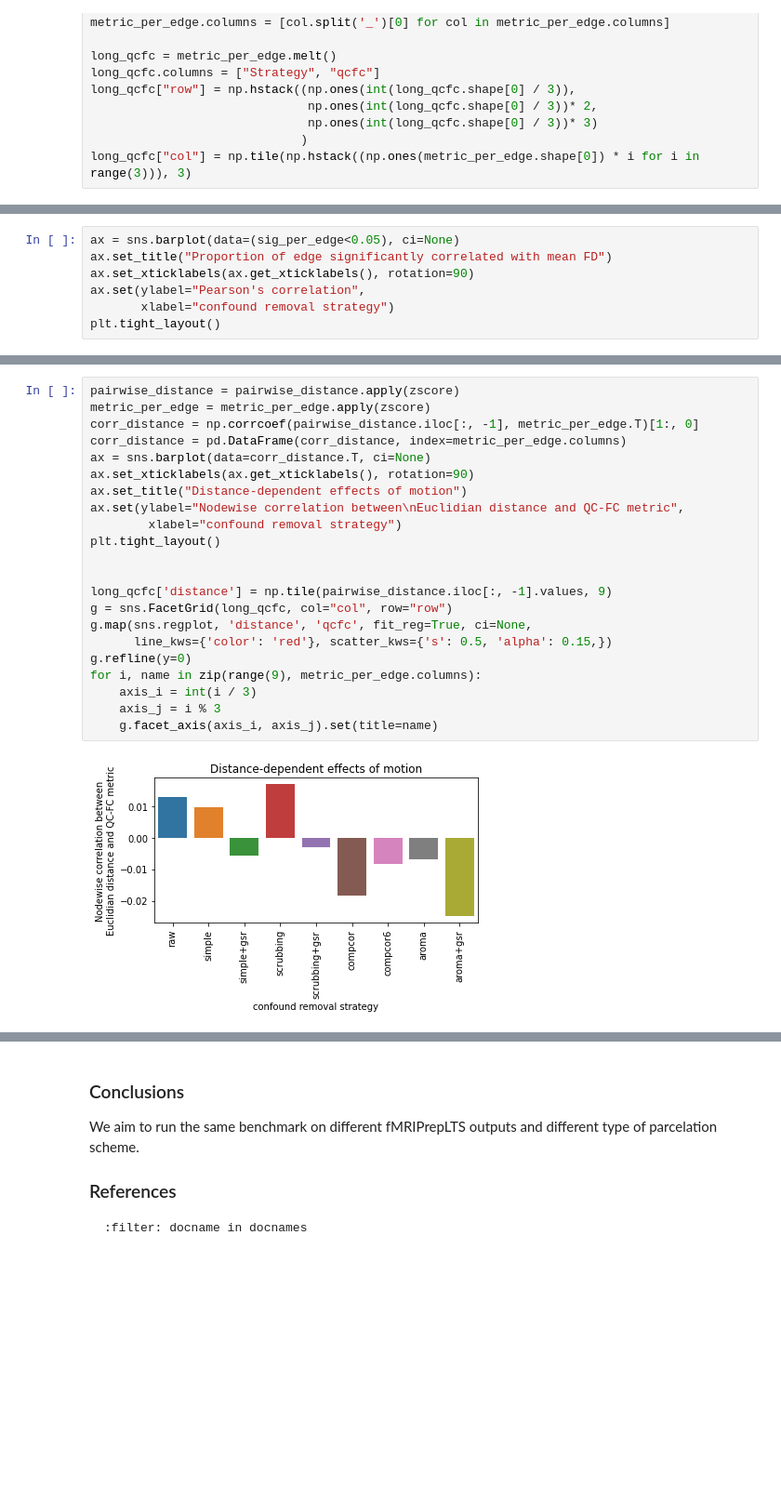
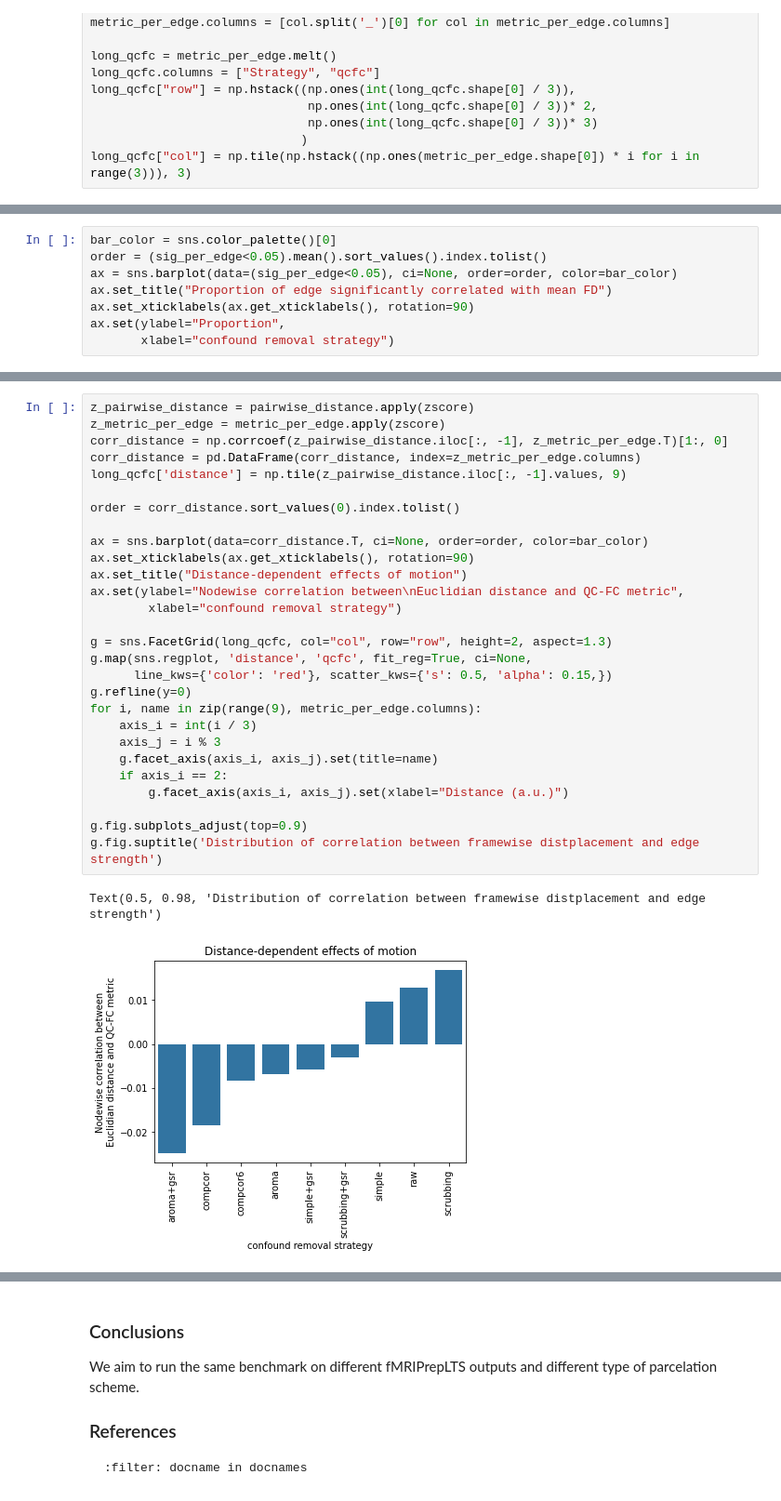
Before and after one commit to SIMEXP/fmriprep-denoise-benchmark, a Jupyter notebook: content/ohbm2022abstract.ipynb, the cells around one changed output, grey strips where cells are left out. Shown at 93% size. Saved outputs shown, nothing was run; the diff lists cells and outputs as text; blank space fills up the shorter version.

```diff
--- a/content/ohbm2022abstract.ipynb
+++ b/content/ohbm2022abstract.ipynb
@@ -89,8 +89,9 @@ long_qcfc["col"] = np.tile(np.hstack((np.ones(metric_per_edge.shape[0]) * i for
 # %%
-ax = sns.barplot(data=(sig_per_edge<0.05), ci=None)
+bar_color = sns.color_palette()[0]
+order = (sig_per_edge<0.05).mean().sort_values().index.tolist()
+ax = sns.barplot(data=(sig_per_edge<0.05), ci=None, order=order, color=bar_color)
 ax.set_title("Proportion of edge significantly correlated with mean FD")
 ax.set_xticklabels(ax.get_xticklabels(), rotation=90)
-ax.set(ylabel="Pearson's correlation",
+ax.set(ylabel="Proportion",
        xlabel="confound removal strategy")
-plt.tight_layout()
 # %% [output]
@@ -118,24 +133,31 @@ for i, name in zip(range(9), metric_per_edge.columns):
 # %%
-pairwise_distance = pairwise_distance.apply(zscore)
-metric_per_edge = metric_per_edge.apply(zscore)
-corr_distance = np.corrcoef(pairwise_distance.iloc[:, -1], metric_per_edge.T)[1:, 0]
-corr_distance = pd.DataFrame(corr_distance, index=metric_per_edge.columns)
-ax = sns.barplot(data=corr_distance.T, ci=None)
+z_pairwise_distance = pairwise_distance.apply(zscore)
+z_metric_per_edge = metric_per_edge.apply(zscore)
+corr_distance = np.corrcoef(z_pairwise_distance.iloc[:, -1], z_metric_per_edge.T)[1:, 0]
+corr_distance = pd.DataFrame(corr_distance, index=z_metric_per_edge.columns)
+long_qcfc['distance'] = np.tile(z_pairwise_distance.iloc[:, -1].values, 9)
+
+order = corr_distance.sort_values(0).index.tolist()
+
+ax = sns.barplot(data=corr_distance.T, ci=None, order=order, color=bar_color)
 ax.set_xticklabels(ax.get_xticklabels(), rotation=90)
 ax.set_title("Distance-dependent effects of motion")
 ax.set(ylabel="Nodewise correlation between\nEuclidian distance and QC-FC metric",
         xlabel="confound removal strategy")
-plt.tight_layout()
 
-
-long_qcfc['distance'] = np.tile(pairwise_distance.iloc[:, -1].values, 9)
-g = sns.FacetGrid(long_qcfc, col="col", row="row")
+g = sns.FacetGrid(long_qcfc, col="col", row="row", height=2, aspect=1.3)
 g.map(sns.regplot, 'distance', 'qcfc', fit_reg=True, ci=None,
       line_kws={'color': 'red'}, scatter_kws={'s': 0.5, 'alpha': 0.15,})
 g.refline(y=0)
 for i, name in zip(range(9), metric_per_edge.columns):
     axis_i = int(i / 3)
     axis_j = i % 3
     g.facet_axis(axis_i, axis_j).set(title=name)
+    if axis_i == 2:
+        g.facet_axis(axis_i, axis_j).set(xlabel="Distance (a.u.)")
+
+g.fig.subplots_adjust(top=0.9)
+g.fig.suptitle('Distribution of correlation between framewise distplacement and edge strength')
 # %% [output]
+Text(0.5, 0.98, 'Distribution of correlation between framewise distplacement and edge strength')
-[figure, old version]
+[figure, new version]
```
Also changed, not shown: parts of 8 cells of this notebook, 3 other files.
